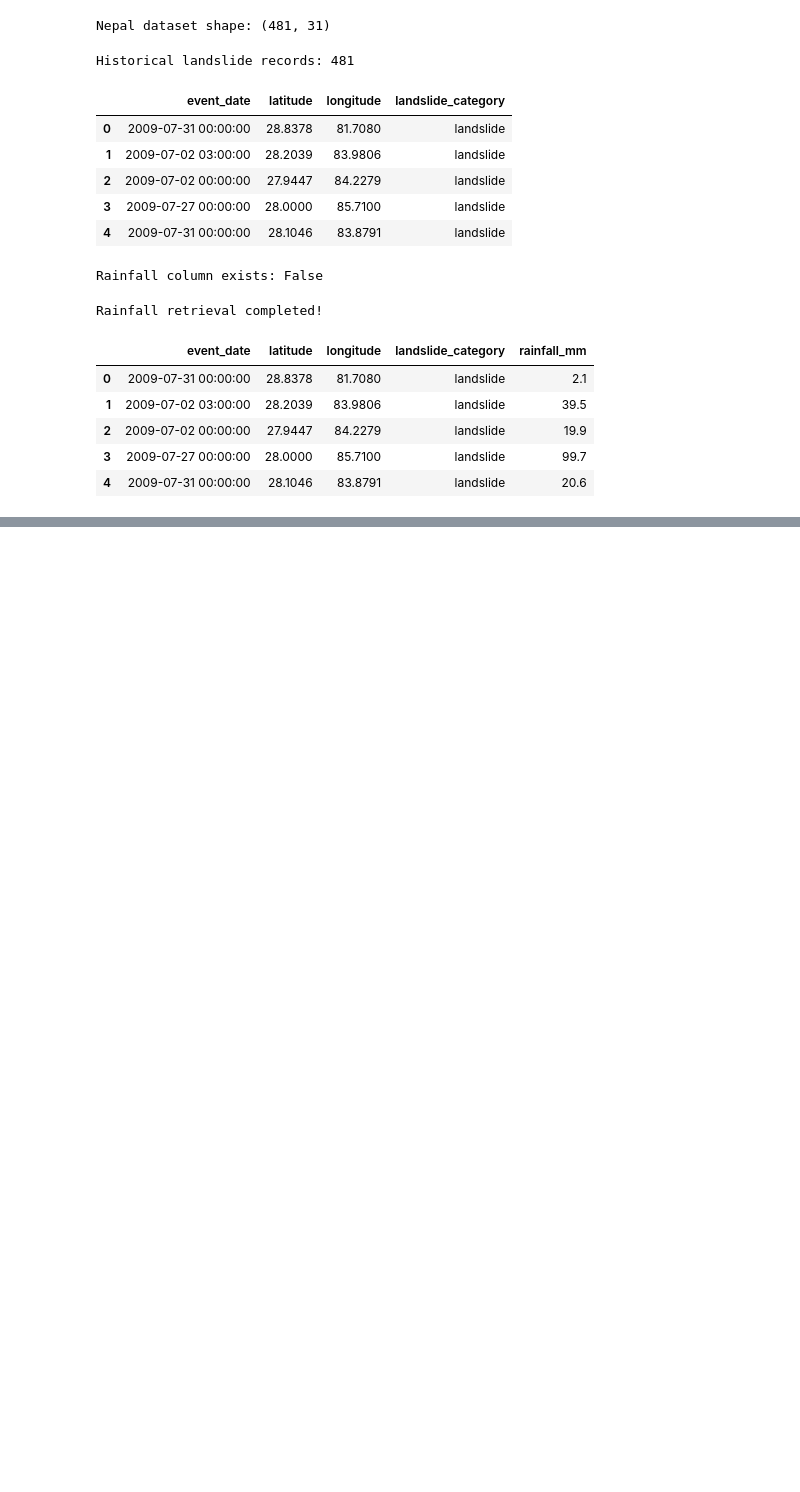
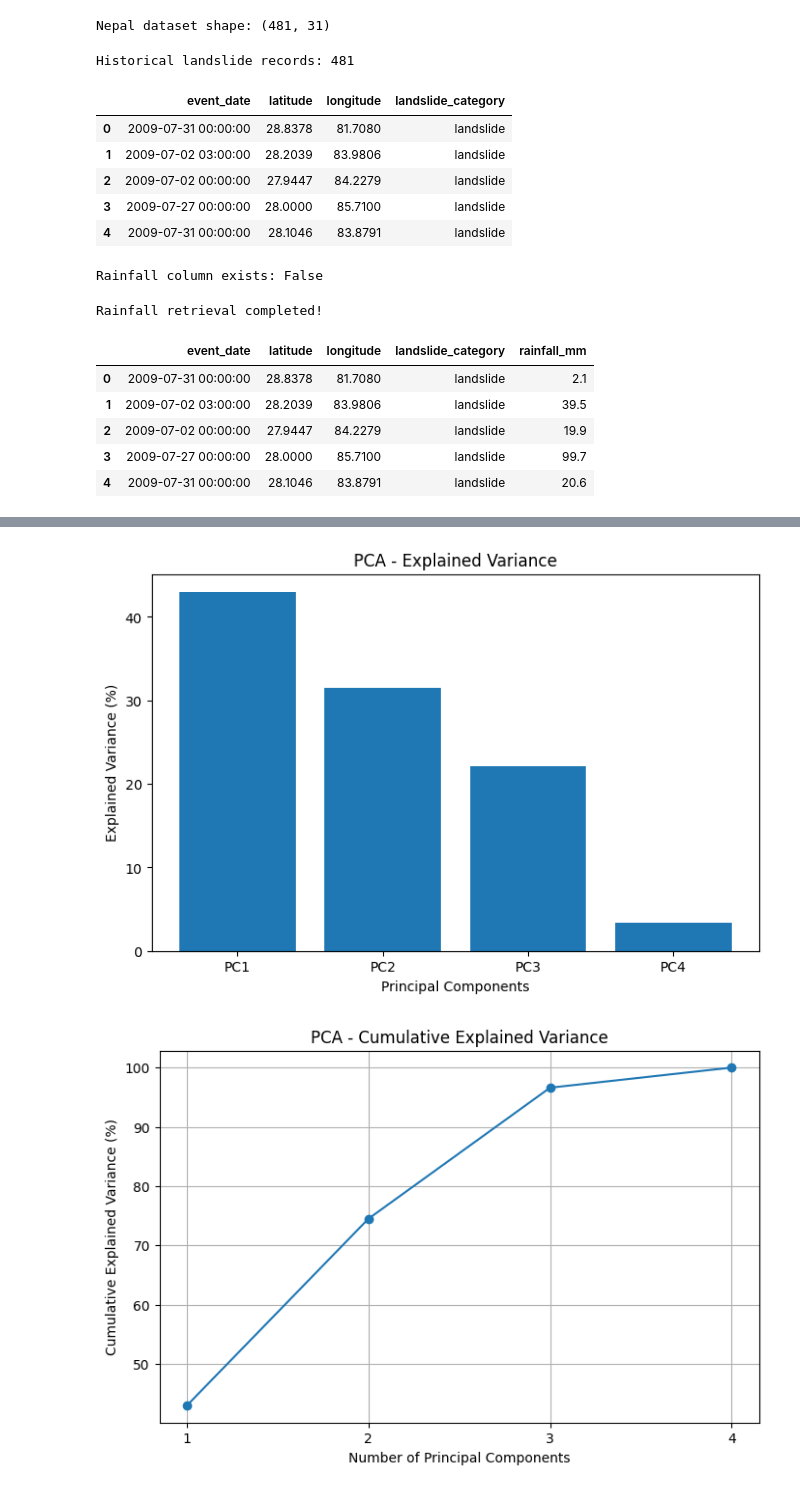
Before and after one commit to saltyyboii/landslide-risk-assessment, a Jupyter notebook: Mountain_Hazard_Review_2.ipynb, the cells around one changed output, grey strips where cells are left out. Cells and saved outputs as stored; diff of their text form; code cells hidden in the pictures; blank space fills up the shorter version.

```diff
--- a/Mountain_Hazard_Review_2.ipynb
+++ b/Mountain_Hazard_Review_2.ipynb
@@ -1854,0 +2123,11 @@ Rainfall retrieval completed!
+# %%
+from sklearn.preprocessing import StandardScaler
+
+X = prediction_data[
+    ["latitude", "longitude", "rainfall_mm", "elevation_m"]
+]
+
+scaler = StandardScaler()
+X_scaled = scaler.fit_transform(X)
+
+print("Scaled data shape:", X_scaled.shape)
@@ -1854,0 +2169,28 @@ Rainfall retrieval completed!
+# %%
+# Plot individual explained variance
+plt.figure(figsize=(8, 5))
+plt.bar(
+    ["PC1", "PC2", "PC3", "PC4"],
+    explained_variance * 100
+)
+plt.xlabel("Principal Components")
+plt.ylabel("Explained Variance (%)")
+plt.title("PCA - Explained Variance")
+plt.show()
+
+# Plot cumulative explained variance
+plt.figure(figsize=(8, 5))
+plt.plot(
+    range(1, 5),
+    np.cumsum(explained_variance) * 100,
+    marker="o"
+)
+plt.xlabel("Number of Principal Components")
+plt.ylabel("Cumulative Explained Variance (%)")
+plt.title("PCA - Cumulative Explained Variance")
+plt.xticks(range(1, 5))
+plt.grid()
+plt.show()
+# %% [output]
+[figure, added]
+[figure, added]
```
Also changed, not shown: parts of 12 cells of this notebook.
